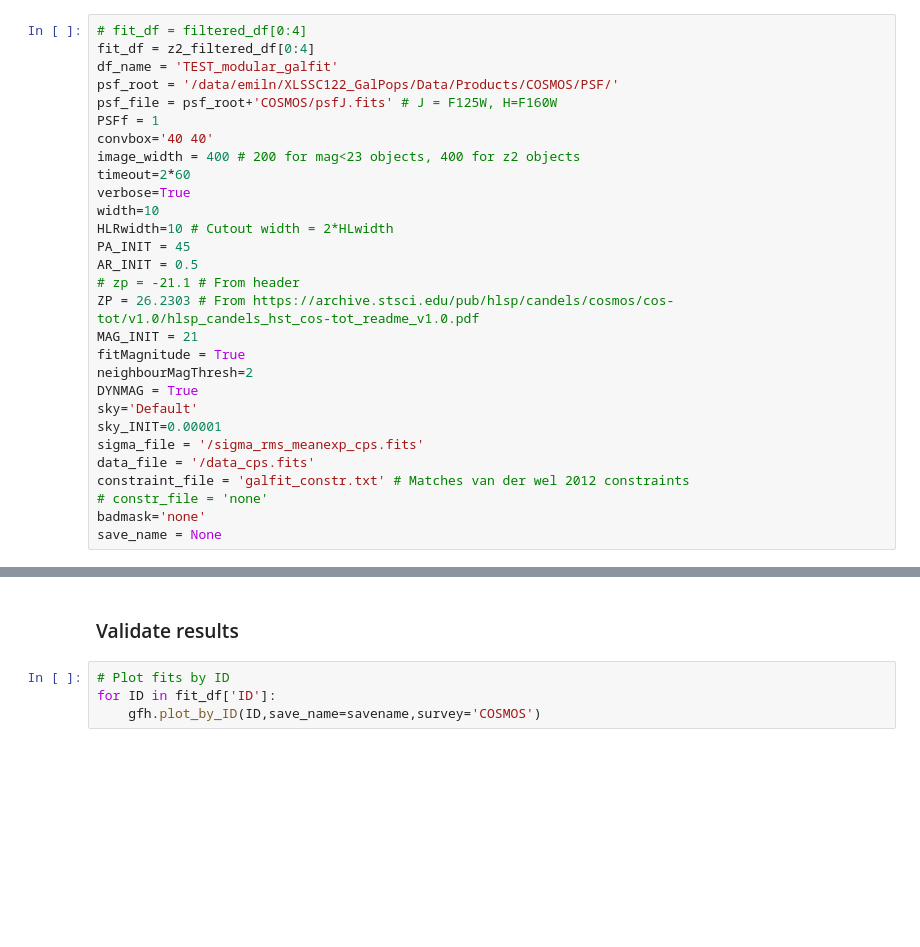
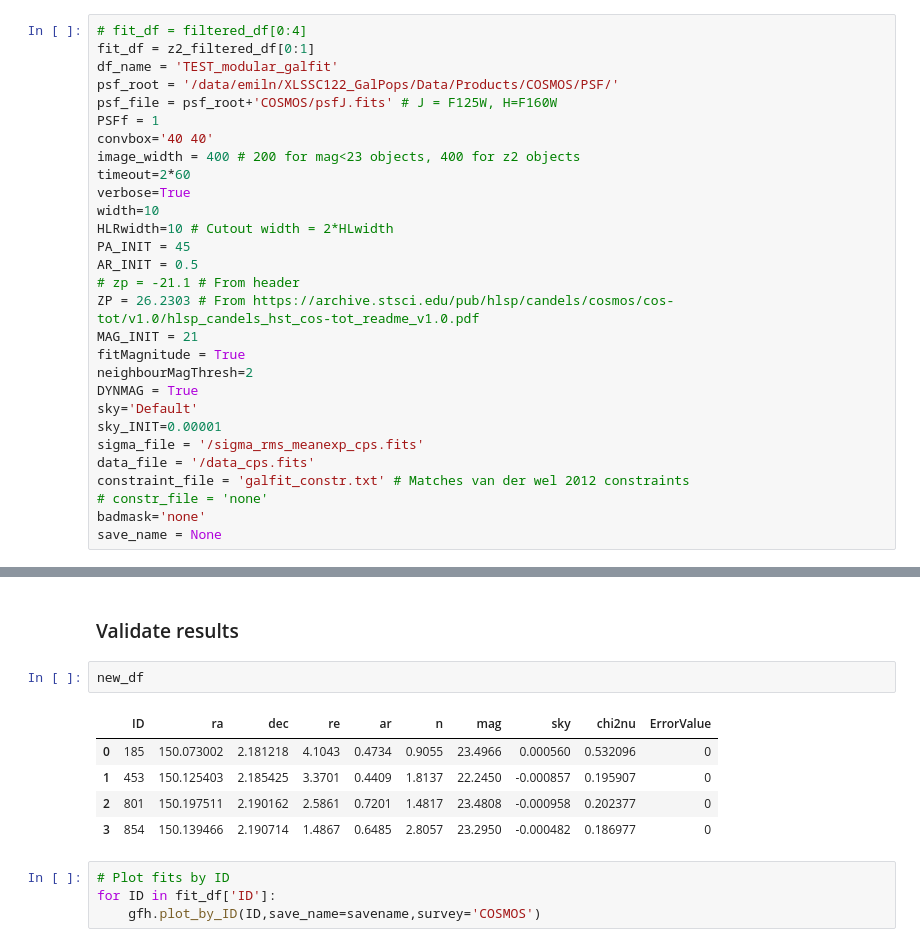
Before and after one commit to enoordeh/GalaxyPops, a Jupyter notebook: Analysis/COSMOS/COSMOS_galfit.ipynb, the cells around one changed output, grey strips where cells are left out. Drawn from its saved outputs; the diff is of its cells as text; blank space fills up the shorter version.

```diff
--- a/Analysis/COSMOS/COSMOS_galfit.ipynb
+++ b/Analysis/COSMOS/COSMOS_galfit.ipynb
@@ -71,7 +71,7 @@ array(['ID', 'IAU_designation', 'RA_x', 'DEC_x', 'APCOR', 'CFHT_uS_FLUX',
 ### Set Galfit parameters
 # %%
 # fit_df = filtered_df[0:4]
-fit_df = z2_filtered_df[0:4]
+fit_df = z2_filtered_df[0:1]
 df_name = 'TEST_modular_galfit'
 psf_root = '/data/emiln/XLSSC122_GalPops/Data/Products/COSMOS/PSF/'
 psf_file = psf_root+'COSMOS/psfJ.fits' # J = F125W, H=F160W
@@ -151,6 +151,14 @@ Saving results to /data/emiln/XLSSC122_GalPops/Analysis/COSMOS/Results/TEST_modu
 Returning results as DataFrame
 # %% [markdown]
 ### Validate results
+# %%
+new_df
+# %% [output]
+|  | ID | ra | dec | re | ar | n | mag | sky | chi2nu | ErrorValue |
+| 0 | 185 | 150.073002 | 2.181218 | 4.1043 | 0.4734 | 0.9055 | 23.4966 | 0.000560 | 0.532096 | 0 |
+| 1 | 453 | 150.125403 | 2.185425 | 3.3701 | 0.4409 | 1.8137 | 22.2450 | -0.000857 | 0.195907 | 0 |
+| 2 | 801 | 150.197511 | 2.190162 | 2.5861 | 0.7201 | 1.4817 | 23.4808 | -0.000958 | 0.202377 | 0 |
+| 3 | 854 | 150.139466 | 2.190714 | 1.4867 | 0.6485 | 2.8057 | 23.2950 | -0.000482 | 0.186977 | 0 |
 # %%
 # Plot fits by ID
 for ID in fit_df['ID']:
```
Also changed, not shown: parts of 1 cell of this notebook, 3 other files.
